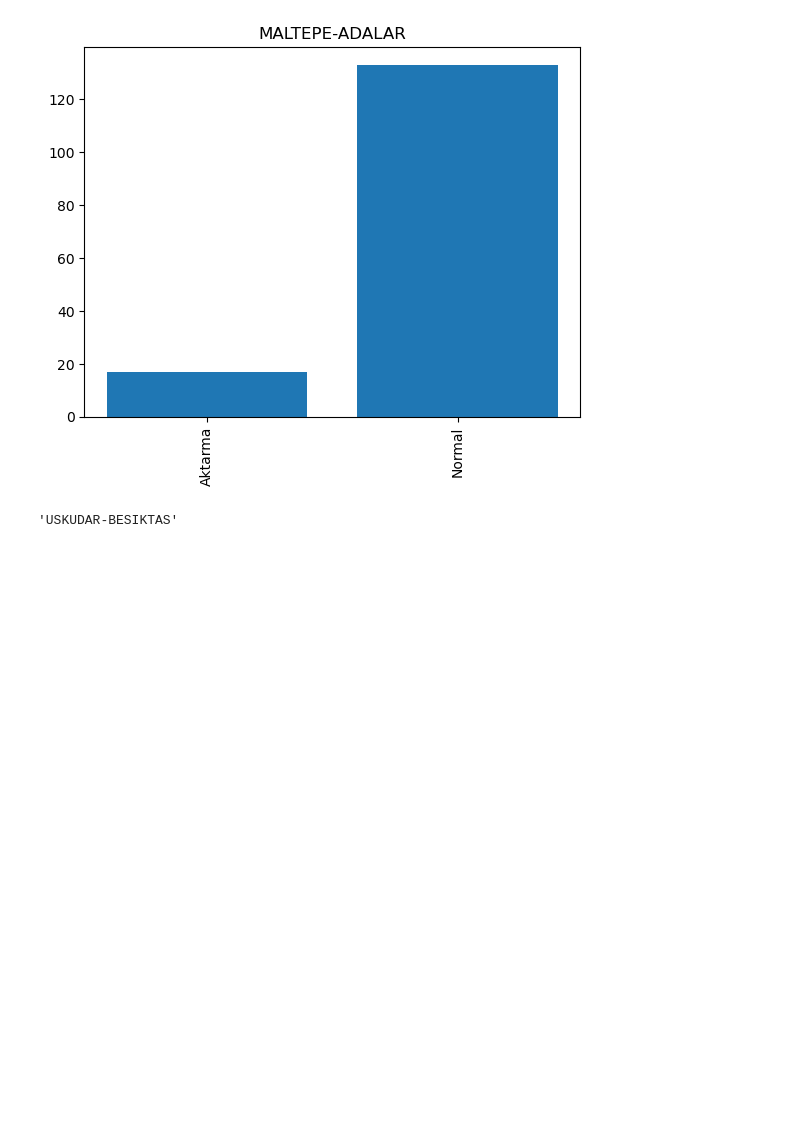
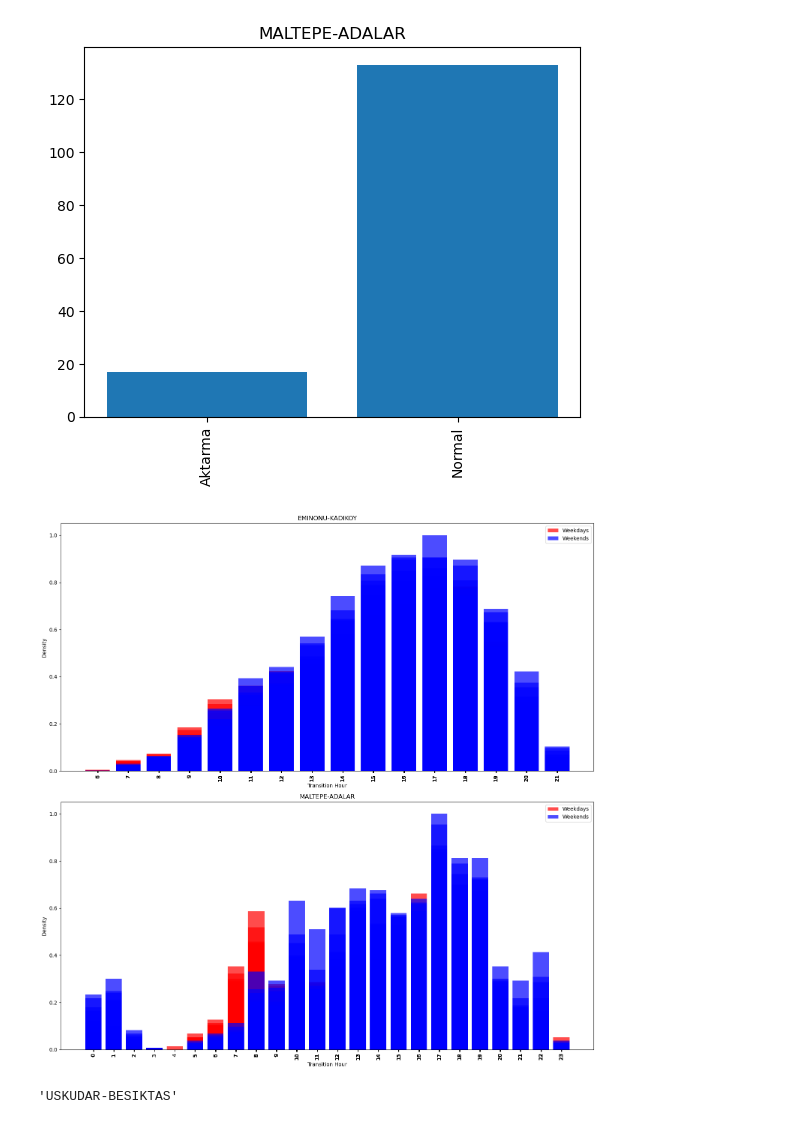
Before and after one commit to senaoz/49Y, a Jupyter notebook: istanbulEylul23/main.ipynb, the cells around one changed output. Saved outputs shown, nothing was run; the diff lists cells and outputs as text; code cells hidden in the pictures; blank space fills up the shorter version.

```diff
--- a/istanbulEylul23/main.ipynb
+++ b/istanbulEylul23/main.ipynb
@@ -197,6 +236,31 @@ for line in lines[:2]:
 # %% [output]
 [figure]
 [figure]
+# %%
+# Create graphs comparing hourly density of weekdays and weekends avarage densities for each line in separate graphs and add title to each graph
+# Assuming df is your DataFrame and lines is a list of the lines you want to iterate through
+
+fig, axs = plt.subplots(2, 1, figsize=(15, 15))
+
+for i, line in enumerate(lines[:2]):
+    ax = axs[i]
+    weekdays_data = df[(df['line'] == line) & (df['day_of_week'] != 'Saturday') & (df['day_of_week'] != 'Sunday')]
+    weekends_data = df[(df['line'] == line) & ((df['day_of_week'] == 'Saturday') | (df['day_of_week'] == 'Sunday'))]
+
+    ax.bar(weekdays_data.transition_hour, weekdays_data.density, color='r', label='Weekdays', alpha=0.7)
+    ax.bar(weekends_data.transition_hour, weekends_data.density, color='b', label='Weekends', alpha=0.7)
+    ax.set_title(line)
+    ax.legend()
+
+    ax.set_xticks(weekdays_data.transition_hour)
+    ax.set_xticklabels(weekdays_data.transition_hour, rotation=90)
+    ax.set_xlabel('Transition Hour')
+    ax.set_ylabel('Density')
+
+plt.tight_layout()
+plt.show()
+# %% [output]
+[figure, added]
 # %%
 # find the line of most "Aktarma" transfer_type
 deniz[deniz['transfer_type'] == 'Aktarma'].groupby('line')['number_of_passenger'].sum().idxmax()
```
Also changed, not shown: parts of 8 cells of this notebook.
